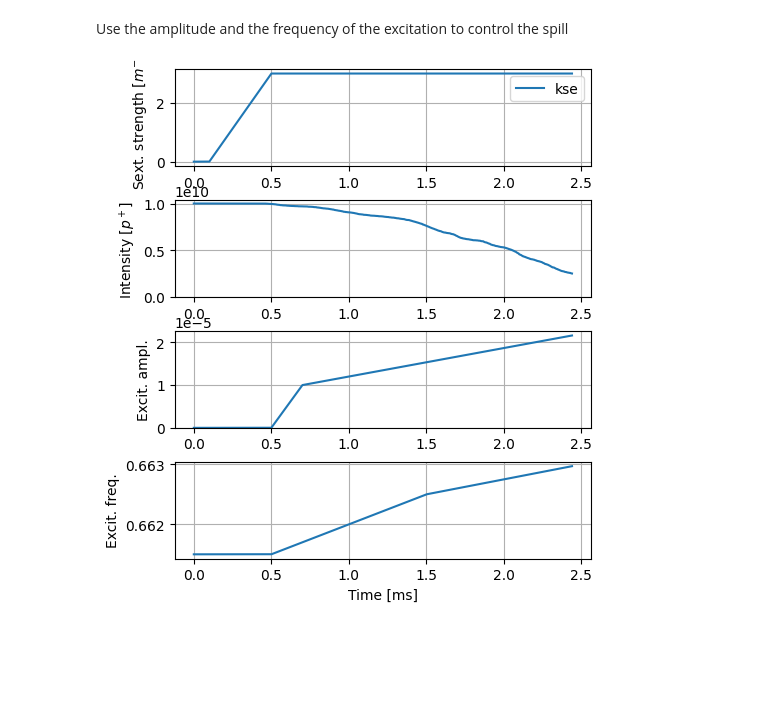
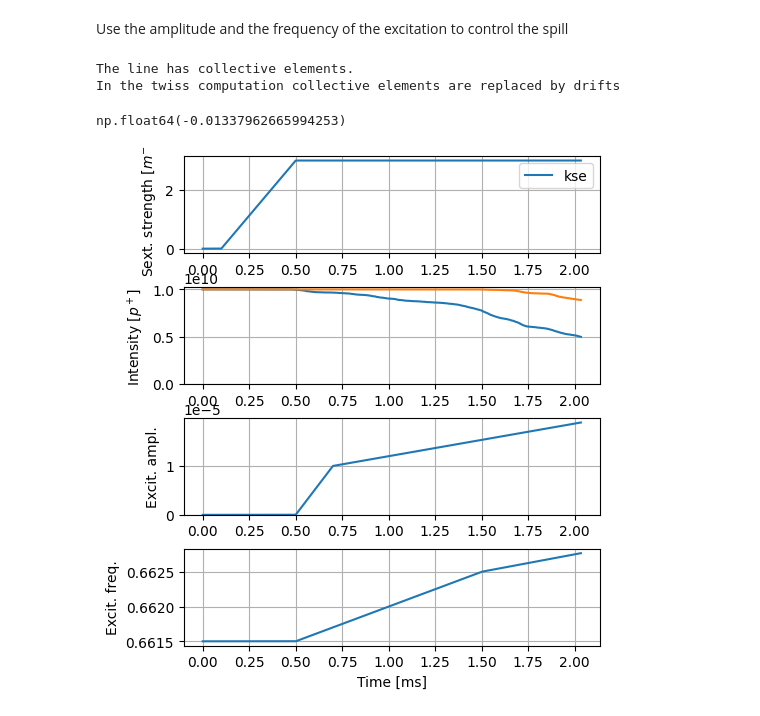
Before and after one commit to xsuite/tutorial_cern_seminar, a Jupyter notebook: notebook_06b_mixed_beams_slow_extraction.ipynb, the cells around one changed output. Drawn from its saved outputs; the diff is of its cells as text; code cells hidden in the pictures; blank space fills up the shorter version.

```diff
--- a/notebook_06b_mixed_beams_slow_extraction.ipynb
+++ b/notebook_06b_mixed_beams_slow_extraction.ipynb
@@ -211,7 +208,8 @@ log = xt.Log('kse',              # vars to be logged
 # %%
 line.enable_time_dependent_vars = True
 # %%
-line.track(particles, num_turns=5000, with_progress=True,
+p = p0_carbon.copy()
+line.track(p, num_turns=5000, with_progress=True,
            log=log)
 # %%
 plt.figure()
@@ -291,38 +288,56 @@ log = xt.Log(
     'kse', 't_turn_s', # vars to be logged
     'ampl_excit', 'freq_excit',
     intensity=measure_intensity)       # user-defined functions to be logged
+# %%
+line.enable_time_dependent_vars = False
+line['chrom_x']=0
+line.twiss4d().dqx
+# %% [output]
+The line has collective elements.
+In the twiss computation collective elements are replaced by drifts
+np.float64(-0.01337962665994253)
 # %%
-line.track(p, num_turns=6000, with_progress=True,
+line.enable_time_dependent_vars = True
+p = p0_carbon.copy()
+line.track(p, num_turns=5000, with_progress=True,
            log=log)
+log_carbon = line.log_last_track
+# %%
+line.enable_time_dependent_vars = True
+p = p0_helium.copy()
+line.track(p, num_turns=5000, with_progress=True,
+           log=log)
+log_helium = line.log_last_track
 # %%
 plt.figure(figsize=(6.4, 4.8*1.2))
 
-t_ms = np.array(line.log_last_track['t_turn_s']) * 1e3
+t_ms = np.array(log_carbon['t_turn_s']) * 1e3
 
 ax1 = plt.subplot(4,1,1)
-plt.plot(t_ms, line.log_last_track['kse'], label='kse')
+plt.plot(t_ms, log_carbon['kse'], label='kse')
 plt.ylabel('Sext. strength [$m^{-2}$]')
 plt.legend()
 plt.grid()
 
 ax2 = plt.subplot(4,1,2, sharex=ax1)
-plt.plot(t_ms, line.log_last_track['intensity'])
+plt.plot(t_ms, log_carbon['intensity'])
+plt.plot(t_ms, log_helium['intensity'])
 plt.ylim(bottom=0)
 plt.ylabel('Intensity [$p^+$]')
 plt.grid()
 
 ax3 = plt.subplot(4,1,3, sharex=ax1)
-plt.plot(t_ms, line.log_last_track['ampl_excit'])
+plt.plot(t_ms, log_carbon['ampl_excit'])
 plt.ylim(bottom=0)
 plt.ylabel('Excit. ampl.')
 plt.grid()
 
 ax3 = plt.subplot(4,1,4, sharex=ax1)
-plt.plot(t_ms, line.log_last_track['freq_excit'])
+plt.plot(t_ms, log_carbon['freq_excit'])
 plt.ylabel('Excit. freq.')
 plt.xlabel('Time [ms]')
 plt.grid()
 
 plt.subplots_adjust(top=.95, bottom=.1, left=.25, hspace=.35)
 # %% [output]
-[figure, old version]
+[figure, new version]
```
Also changed, not shown: parts of 6 cells of this notebook.
